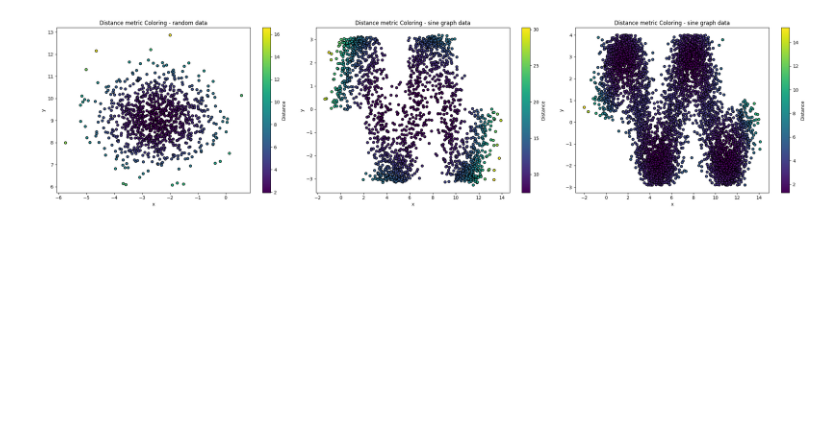
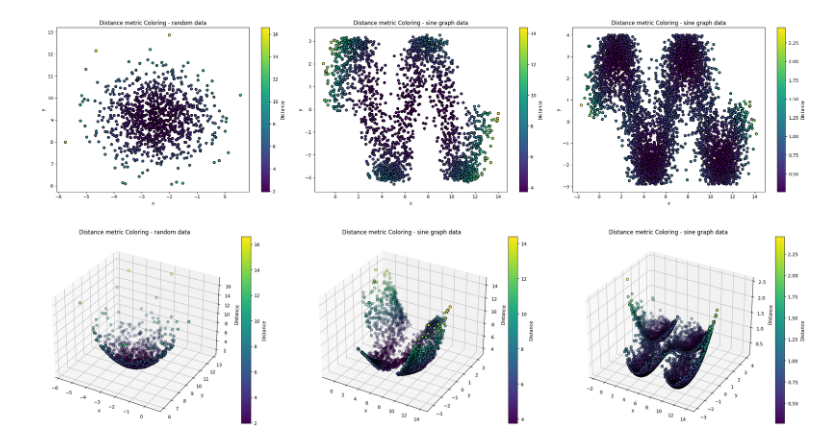
Before and after one commit to ismael909/Data-Balancing, a Jupyter notebook: Artificial_Data/newIdea.ipynb, the cells around one changed output. Drawn from its saved outputs; the diff is of its cells as text; code cells hidden in the pictures; blank space fills up the shorter version.

```diff
--- a/Artificial_Data/newIdea.ipynb
+++ b/Artificial_Data/newIdea.ipynb
@@ -49,7 +49,7 @@ def calculate_distances_close(x, p, close):
         top_close_dists = dist_list[:close]
 
         # Calculate the average of these top 'close' distances
-        distances[i] = sum(top_close_dists) / close
+        distances[i] = sum(top_close_dists) / n_samples #close
 
     return distances
 
@@ -85,4 +85,41 @@ fig.colorbar(scatter, ax=axs[2], label='Distance')
 plt.tight_layout()
 plt.show()
 # %% [output]
-[figure, old version]
+[figure, new version]
+# %%
+import matplotlib.pyplot as plt
+from mpl_toolkits.mplot3d import Axes3D
+
+fig = plt.figure(figsize=(24, 6))
+
+# Plot 1
+ax1 = fig.add_subplot(131, projection='3d')
+scatter = ax1.scatter(X[:, 0], X[:, 1], distances, c=distances, cmap='viridis', s=30, edgecolor='k')
+ax1.set_title('Distance metric Coloring - random data')
+ax1.set_xlabel('x')
+ax1.set_ylabel('y')
+ax1.set_zlabel('Distance')
+fig.colorbar(scatter, ax=ax1, label='Distance')
+
+# Plot 2
+ax2 = fig.add_subplot(132, projection='3d')
+scatter = ax2.scatter(X3[:, 0], X3[:, 1], distances3, c=distances3, cmap='viridis', s=30, edgecolor='k')
+ax2.set_title('Distance metric Coloring - sine graph data')
+ax2.set_xlabel('x')
+ax2.set_ylabel('y')
+ax2.set_zlabel('Distance')
+fig.colorbar(scatter, ax=ax2, label='Distance')
+
+# Plot 3
+ax3 = fig.add_subplot(133, projection='3d')
+scatter = ax3.scatter(X4[:, 0], X4[:, 1], distances4, c=distances4, cmap='viridis', s=30, edgecolor='k')
+ax3.set_title('Distance metric Coloring - sine graph data')
+ax3.set_xlabel('x')
+ax3.set_ylabel('y')
+ax3.set_zlabel('Distance')
+fig.colorbar(scatter, ax=ax3, label='Distance')
+
+plt.tight_layout()
+plt.show()
+# %% [output]
+[figure, added]
```
Also changed, not shown: parts of 1 cell of this notebook.
